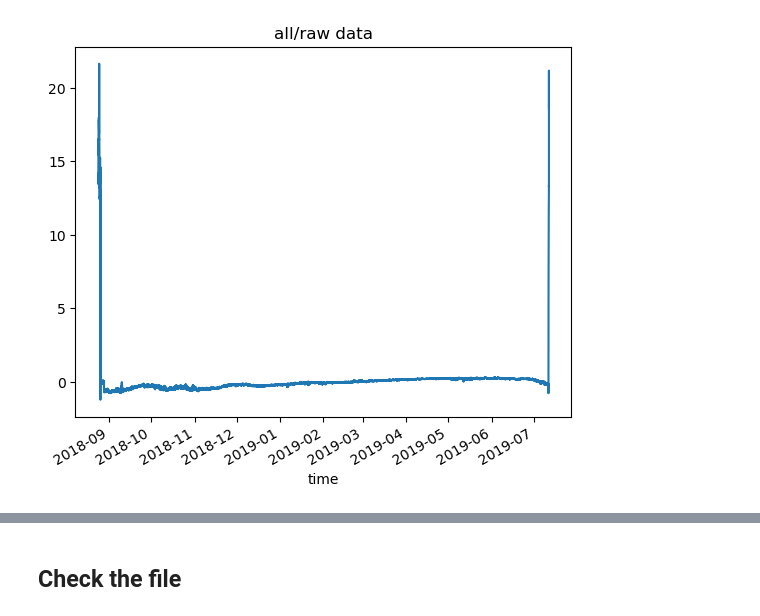
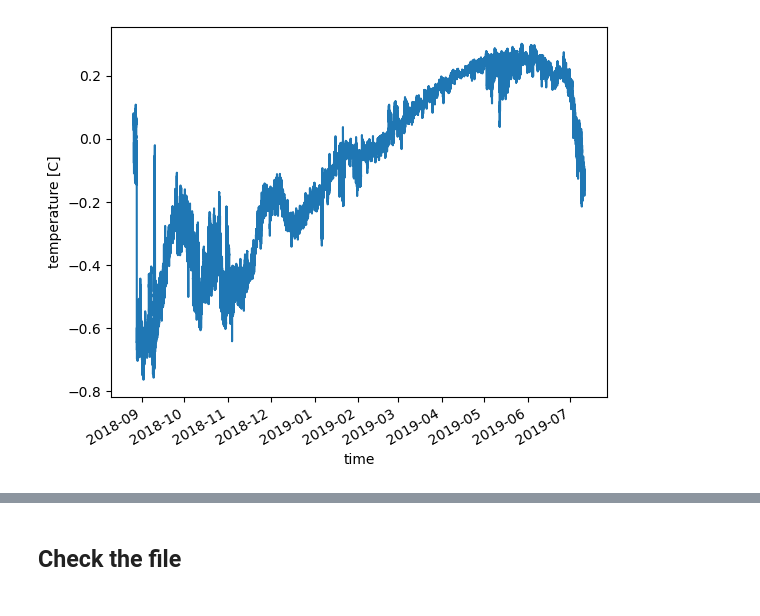
Before and after one commit to mjzahn/OMG_Narwhals_hydrography-manuscript, a Jupyter notebook: 01_data-cleaning/01_create-netcdf-OMG-Narwhals-sbe56-L1.ipynb, the cells around one changed output, grey strips where cells are left out. Drawn from its saved outputs; the diff is of its cells as text; code cells hidden in the pictures.

Commit message:
cleaned up L1 processing

```diff
--- a/01_data-cleaning/01_create-netcdf-OMG-Narwhals-sbe56-L1.ipynb
+++ b/01_data-cleaning/01_create-netcdf-OMG-Narwhals-sbe56-L1.ipynb
@@ -120,6 +53,5 @@ flag = data_array[:,2]
 # %%
-## for single cnv file:
-filename = 'SBE05608524_2019-08-05.cnv'
+# process data:
 
 # extract metadata
 data = metadata.loc[metadata['filename_L0'] == filename] # select row for cnv file 'filename'
@@ -129,57 +61,64 @@ lat = data.lat.values[0]
 lon = data.lon.values[0]
 bottom_depth = data.bottom_depth.values[0]
 
-## =================== COMMENT OUT LINE FOR DESIRED FILE PATH - 2019 OR 2020 =================== ##
-file = Path("/Users/marie/Documents/PhD/Chapter_3/data/OMG_Narwhals_mooring_data/OMG_Narwhals_mooring_L0/2019/SBE56/" + filename) # 2019
-# file = Path("/Users/marie/Documents/PhD/Chapter_3/data/OMG_Narwhals_mooring_data/OMG_Narwhals_mooring_L0/2020/SBE56/" + filename) # 2020
+if year == 2019:
+    file = Path("/Users/marie/Documents/PhD/Chapter_3/data/OMG_Narwhals_mooring_data/OMG_Narwhals_mooring_L0/2019/SBE56/" + filename) # 2019
+if year == 2020:
+    file = Path("/Users/marie/Documents/PhD/Chapter_3/data/OMG_Narwhals_mooring_data/OMG_Narwhals_mooring_L0/2020/SBE56/" + filename) # 2020
 
 uuid = data.uuid.values[0]
 depth_target = data.depth_target.values[0]
 depth_actual = data.depth_actual.values[0]
 
-## =================== COMMENT OUT LINE FOR DESIRED YEAR - 2019 OR 2020 =================== ##
-netcdf_filename = 'OMG_Narwhals_Mooring_temp_L1_201908' + filename[20:22] + filename[3:11] + '.nc' # 2019
-# netcdf_filename = 'OMG_Narwhals_Mooring_temp_L1_20200806' + filename[3:11] + '.nc' # 2020
-print(netcdf_filename)
-
-## extract data, create dataset, and add metadata
+## extract data and create dataset
 data_lines, device_type, serial_number, start_time_dt64, start_date, sample_interval_plain, sample_interval_td64, var_names = omg56_funs.open_omg_file(file)
 mooring_ds = omg56_funs.create_Dataset(data_lines, start_time_dt64, sample_interval_td64, glacier_front, probe_num)
-mooring_ds = omg56_funs.add_metadata(mooring_ds, uuid, lat, lon, glacier_front, bottom_depth, depth_target, depth_actual, netcdf_filename, start_date, sample_interval_plain, serial_number, device_type, probe_num)
 
 ## Create NetCDF variable encoding (required to save the time values properly)
 new_encoding = omg56_funs.create_encoding(mooring_ds)
 
 ## Save xarray DataSet object as netcdf
-num_times = len(mooring_ds.time)
+# truncate the last measurement times since those are on the deck
+# if else statement to truncate data according to each fjord
+if year == 2019:
+    if glacier_front=='Sverdrup glacier':
+        mooring_ds_truncated = mooring_ds.sel(time=slice("2018-08-24","2019-08-02"))
+        print('data successfully trimmed')
+    elif glacier_front=='Kong Oscar glacier':
+        mooring_ds_truncated = mooring_ds.sel(time=slice("2018-08-25","2019-08-03"))
+        print('data successfully trimmed')
+    elif probe_num == 'PROBE_14':
+        mooring_ds_truncated = mooring_ds.sel(time=slice("2018-08-26","2019-07-10"))
+        print('data successfully trimmed')
+    else: mooring_ds_truncated = mooring_ds.sel(time=slice("2018-08-26","2019-08-04"))
+if year == 2020:
+    if glacier_front=='Kong Oscar glacier':
+        mooring_ds_truncated = mooring_ds.sel(time=slice("2019-08-04T14","2020-08-10T09"))
+        print('data successfully trimmed')
+    else:
+        mooring_ds_truncated = mooring_ds.sel(time=slice("2019-08-05T20","2020-08-10T09"))
+        print('data successfully trimmed')
 
-# 2019
-if glacier_front=='Sverdrup glacier':
-    mooring_ds_truncated = mooring_ds.sel(time=slice("2018-08-24","2019-08-03"))
-elif glacier_front=='Kong Oscar glacier':
-    mooring_ds_truncated = mooring_ds.sel(time=slice("2018-08-25","2019-08-04"))
-elif probe_num == 'PROBE_14':
-    mooring_ds_truncated = mooring_ds.sel(time=slice("2018-08-26","2019-07-10"))
-else: mooring_ds_truncated = mooring_ds.sel(time=slice("2018-08-26","2019-08-05"))
+# plot trimmed data
+mooring_ds_truncated.temperature.plot()
+plt.show()
 
-# # 2019 data
-# if '2018' in str(start_time_dt64):
-#     ## truncate the last measurement times since those are on the deck
-#     # if else statement to truncate data according to each fjord
-#     if glacier_front == 'Sverdrup glacier':
-#         mooring_ds_truncated = mooring_ds.isel(time=range(0,num_times-4320))
-#     elif glacier_front == 'Kong Oscar glacier':
-#         mooring_ds_truncated = mooring_ds.isel(time=range(4320,num_times-4320))
-#     elif probe_num == 'PROBE_14':
-#         mooring_ds_truncated = mooring_ds.isel(time=range(8640,num_times-8640))
-#     else: # Rink
-#         mooring_ds_truncated = mooring_ds.isel(time=range(0,num_times-8640))
+# create netcdf filename:
+# “OMG_Narwhals_Mooring_<instrument>_L1_<time_coverage_start>.nc"
+date_str = str(mooring_ds_truncated.isel(time=0).time.values)
+yymmdd = date_str[0:4] + date_str[5:7] + date_str[8:10]
+netcdf_filename = 'OMG_Narwhals_Mooring_temp_L1_' + serial_number + '_' + yymmdd + '.nc'
+print(netcdf_filename)
 
-# # 2020 data
-# if '2019' in str(start_time_dt64):
-#     mooring_ds_truncated = mooring_ds.sel(time=slice("2019-08-06","2020-08-09")) # truncate to day before recovery of moorings
+# add metadata
+mooring_ds_final = omg56_funs.add_metadata(mooring_ds_truncated, uuid, lat, lon, glacier_front, bottom_depth, depth_target,\
+                                           depth_actual, netcdf_filename, start_date, sample_interval_plain, serial_number, device_type, probe_num)
 
-netcdf_filename = Path(netcdf_filename)
-mooring_ds_truncated.to_netcdf(output_dir / netcdf_filename,encoding=new_encoding)
-mooring_ds_truncated.close()
+# print dataset
+with xr.set_options(display_style="html"):
+    display(mooring_ds_final)
+
+# netcdf_filename = Path(netcdf_filename)
+mooring_ds_final.to_netcdf(output_dir / netcdf_filename, encoding=new_encoding)
+mooring_ds_final.close()
 # %% [output]
@@ -204 +143 @@ recording end time:  2019-07-11T23:06:20
-[figure, old version]
+[figure, new version]
```
Also changed, not shown: parts of 20 cells of this notebook, 3 other files.
